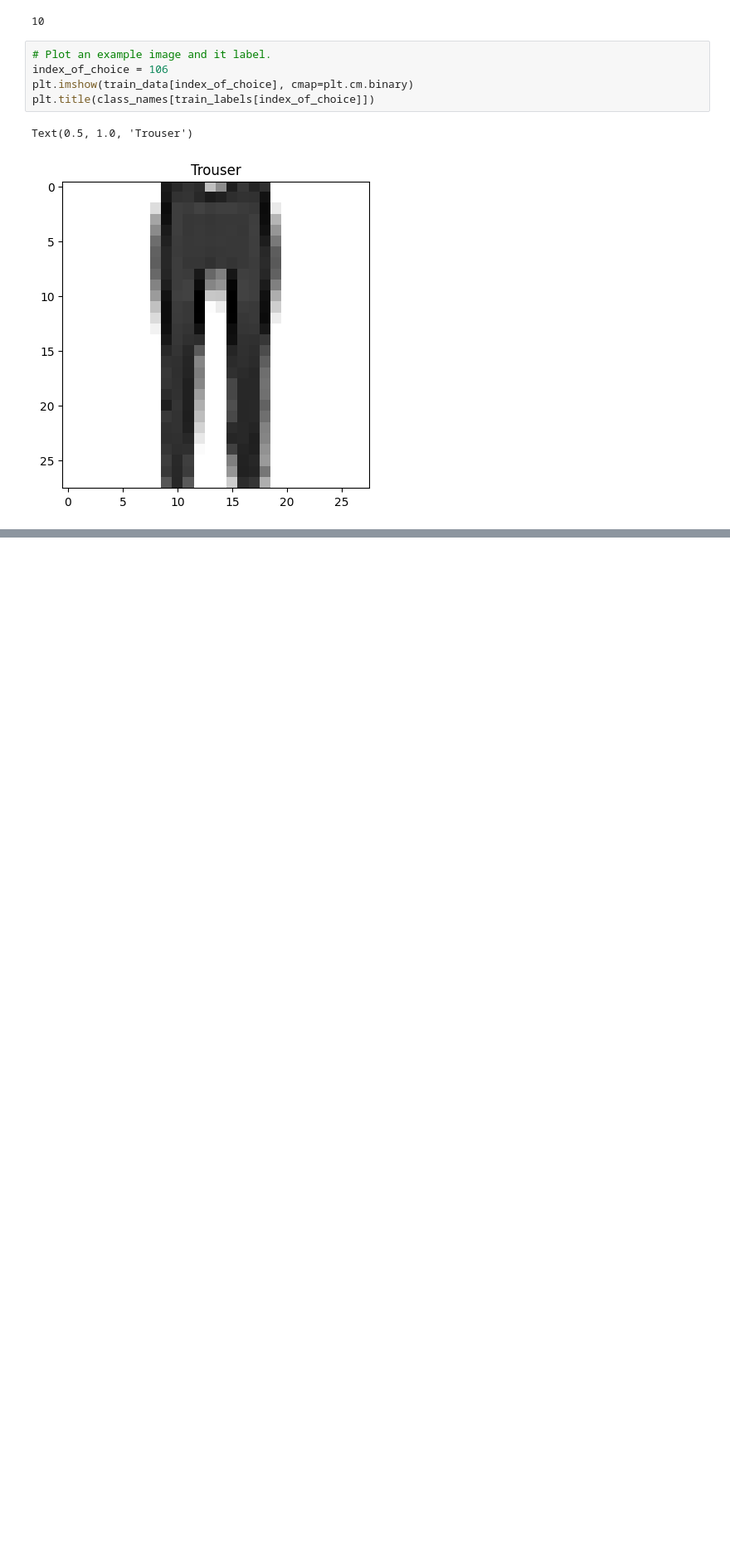
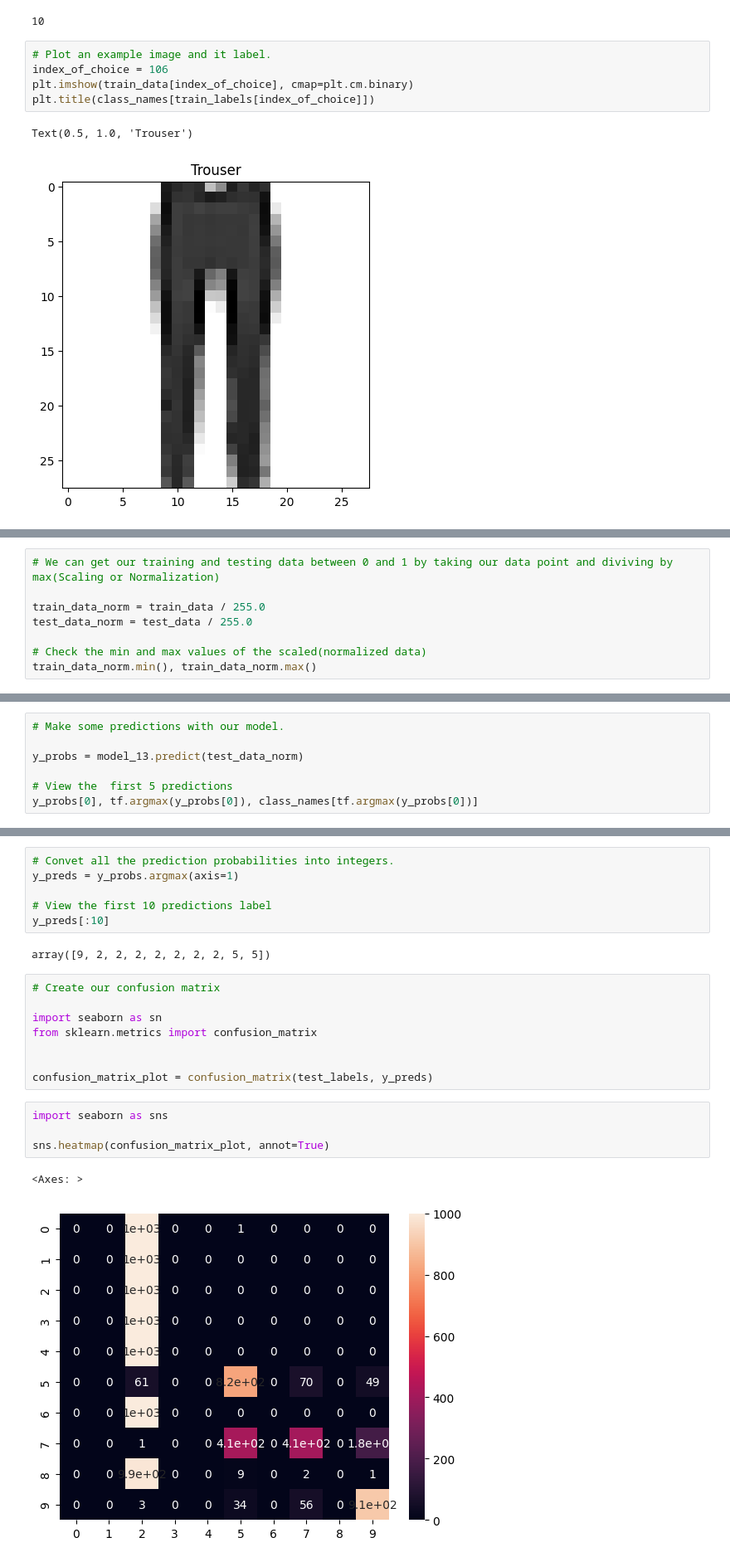
Before and after one commit to LivingstonTardzenyuy/Deep-Learning-with-TensorFlow, a Jupyter notebook: 02_neural_network_classification_in_tensorflow.ipynb, the cells around one changed output, grey strips where cells are left out. Shown at 83% size. Saved outputs shown, nothing was run; the diff lists cells and outputs as text; blank space fills up the shorter version.

Commit message:
looking at the patterns our model learn.....

```diff
--- a/02_neural_network_classification_in_tensorflow.ipynb
+++ b/02_neural_network_classification_in_tensorflow.ipynb
@@ -925,0 +1014,8 @@ for i in range(4):
+# %%
+# We can get our training and testing data between 0 and 1 by taking our data point and diviving by max(Scaling or Normalization)
+
+train_data_norm = train_data / 255.0
+test_data_norm = test_data / 255.0
+
+# Check the min and max values of the scaled(normalized data)
+train_data_norm.min(), train_data_norm.max()
@@ -925,0 +1141,7 @@ for i in range(4):
+# %%
+# Make some predictions with our model.
+
+y_probs = model_13.predict(test_data_norm)
+
+# View the  first 5 predictions
+y_probs[0], tf.argmax(y_probs[0]), class_names[tf.argmax(y_probs[0])]
@@ -925,0 +1155,23 @@ for i in range(4):
+# %%
+# Convet all the prediction probabilities into integers.
+y_preds = y_probs.argmax(axis=1)
+
+# View the first 10 predictions label
+y_preds[:10]
+# %% [output]
+array([9, 2, 2, 2, 2, 2, 2, 2, 5, 5])
+# %%
+# Create our confusion matrix
+
+import seaborn as sn
+from sklearn.metrics import confusion_matrix
+
+
+confusion_matrix_plot = confusion_matrix(test_labels, y_preds)
+# %%
+import seaborn as sns
+
+sns.heatmap(confusion_matrix_plot, annot=True)
+# %% [output]
+<Axes: >
+[figure, added]
```
Also changed, not shown: parts of 23 cells of this notebook.
